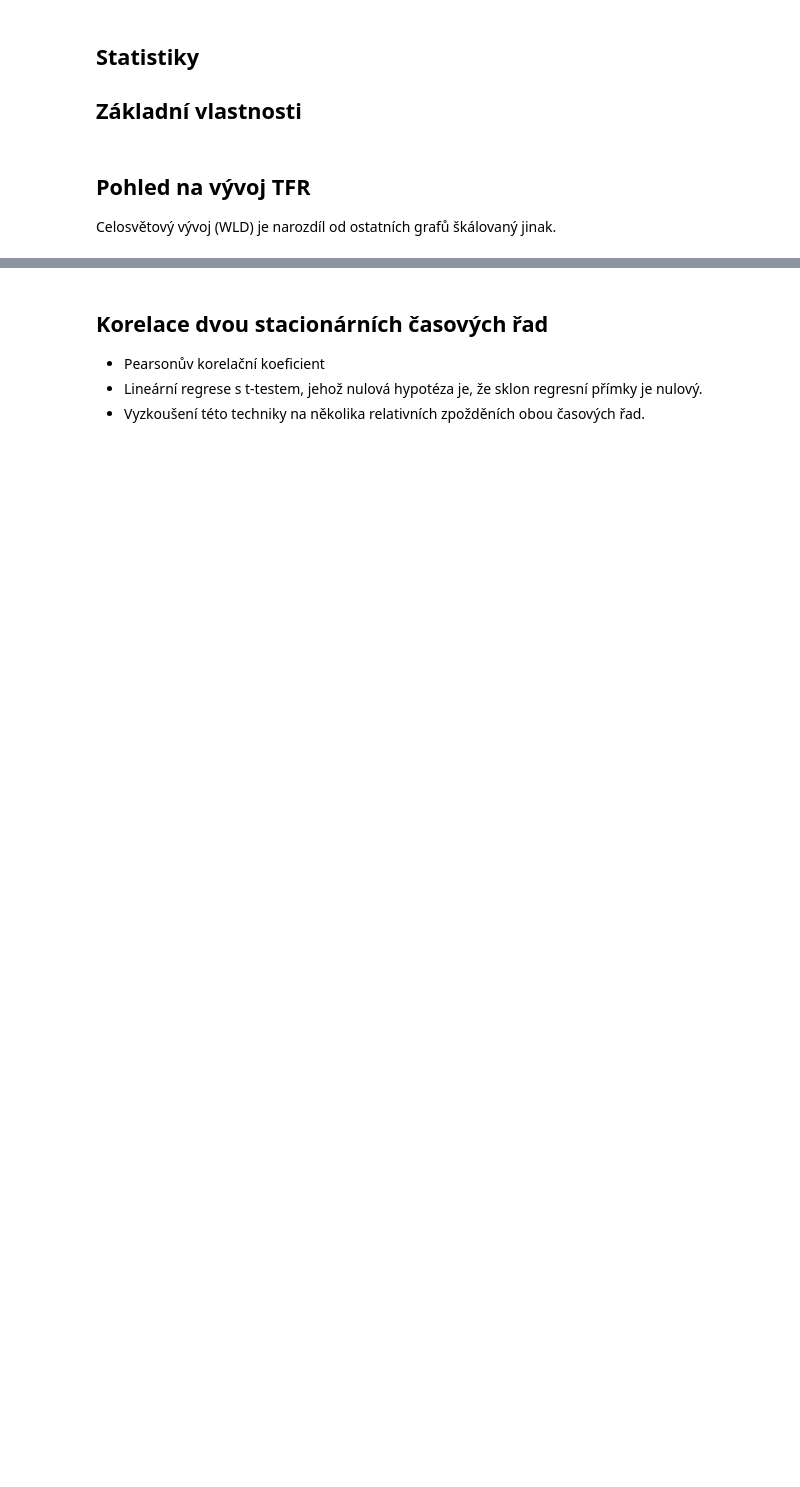
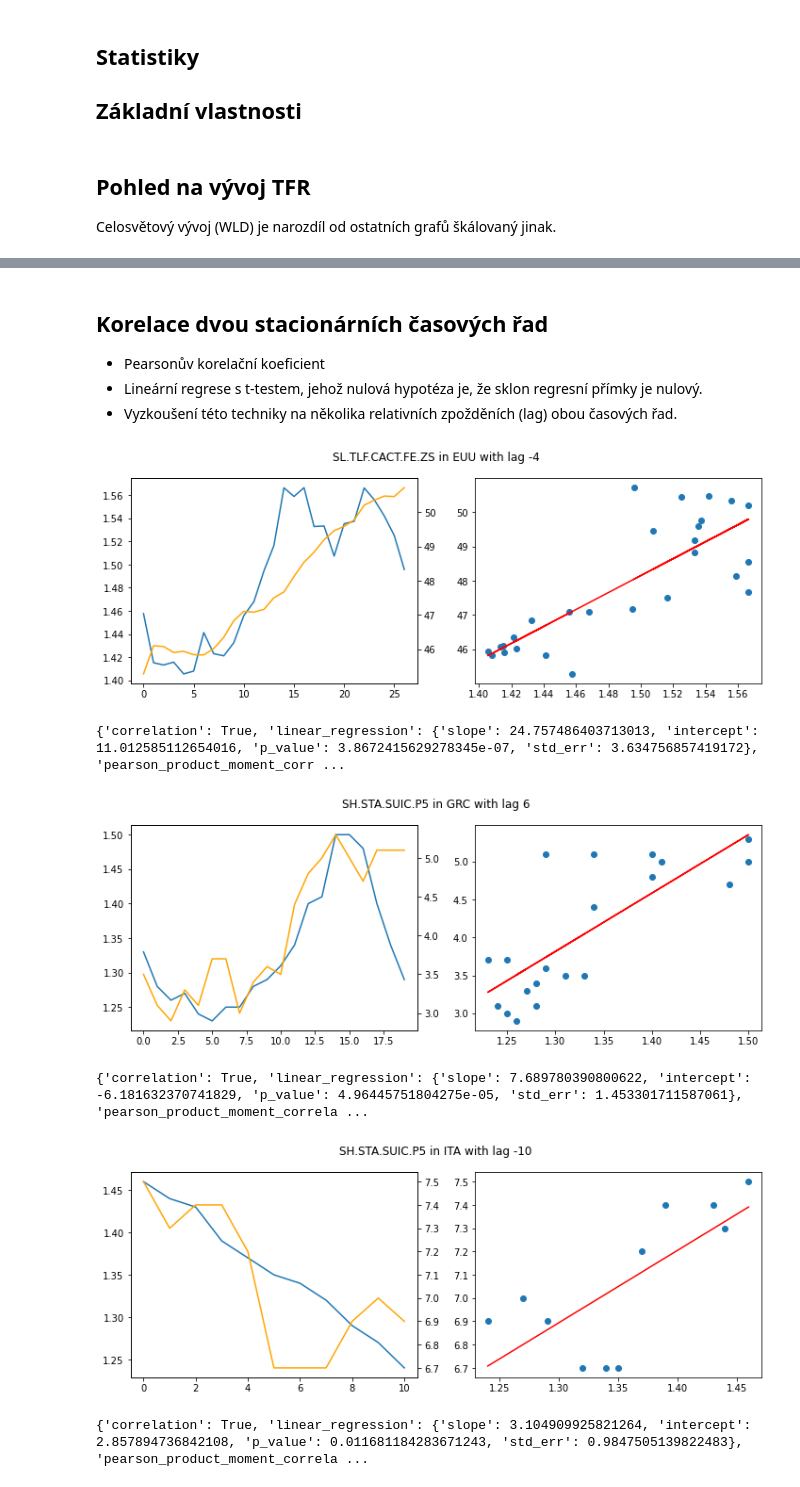
Before and after one commit to opendatalabcz/tfr-dashboard, a Jupyter notebook: data/nb/pair_correlation.ipynb, the cells around one changed output, grey strips where cells are left out. Cells and saved outputs as stored; diff of their text form; code cells hidden in the pictures; blank space fills up the shorter version.

```diff
--- a/data/nb/pair_correlation.ipynb
+++ b/data/nb/pair_correlation.ipynb
@@ -134,7 +139,7 @@ def process_adfuller(region, alpha=0.05):
     result = adfuller(region['data'], autolag='AIC')
     region['stationarity'] = {
         'adfuller': {
-            'stationary': True if result[1] > alpha else False,
+            'stationary': True if result[1] < alpha else False,
             'statistic': result[0],
             'pvalue': result[1],
             'alpha': alpha,
@@ -146,18 +151,6 @@ def process_adfuller(region, alpha=0.05):
 
 print('TFR')
 for region in tfr:
-    # result = adfuller(tfr[region]['data'], autolag='AIC')
-    # print('\n--------------  %s  ------------' % region)
-    # print('Result: %s (%s)' % (
-    #     'stationary' if result[1] > 0.05 else 'non-stationary',
-    #     result[1]
-    # ))
-    # print(f'ADF Statistic: {result[0]}')
-    # print(f'n_lags: {result[2]}')
-    # print(f'p-value: {result[1]}')
-    # for key, value in result[4].items():
-    #     print('Critial Values:')
-    #     print(f'   {key}, {value}')
     process_adfuller(tfr[region])
     print('  ' + region + ': ' + ('stationary' if tfr[region]['stationarity']['adfuller']['stationary'] else 'non-stationary'))
 
@@ -170,7 +181,7 @@ for dataset_id in datasets:
 ## Korelace dvou stacionárních časových řad
 - Pearsonův korelační koeficient
 - Lineární regrese s t-testem, jehož nulová hypotéza je, že sklon regresní přímky je nulový.
-- Vyzkoušení této techniky na několika relativních zpožděních obou časových řad.
+- Vyzkoušení této techniky na několika relativních zpožděních (lag) obou časových řad.
 # %%
 from sklearn.linear_model import LinearRegression # For plotting
 from scipy import stats # For the correlation and slope test
@@ -239,15 +250,8 @@ def plot_linear_regression(dataset_id, region_id, X, y, lag):
 def linear_regression(dataset_id, region_id, X, y, output=False):
     slope, intercept, r_value, p_value, std_err = stats.linregress(X, y)
 
-    # if output:
-    #     print("Slope:    ", slope)
-    #     print("Intercept:", intercept)
-    #     print("R-value:  ", r_value)
-    #     print("p-value:  ",  p_value)
-    #     print("Std. err: ",  std_err)
-
     return {
-        'correlation': True if p_value <= 0.05 and abs(r_value) >= 0.4 else False,
+        'correlation': True if p_value <= 0.05 else False,
         'linear_regression': {
             'slope': slope,
             'intercept': intercept,
@@ -272,58 +276,54 @@ def linear_regression_lagged(dataset_id, region_id, X, y, maxlags=5, output='non
     y_length = y_interval[1] - y_interval[0]
 
     min_length = int(max(min_data_lenght, min(X_length, y_length) / 2))
 
     relations = {}
 
     for lag in range(-maxlags, maxlags):
         X_lagged, y_lagged, length = lag_interval(X_interval, y_interval, lag)
 
         if length != None and length >= min_length:
-            # print(dataset_id + ' ' + region_id + ' ' + str(lag))
-
             primary = X
             other = y
 
             primary.index = primary.index.astype(int)
             other.index = other.index.astype(int)
             primary = primary.loc[(primary.index >= X_lagged[0]) & (primary.index <= X_lagged[1])]
             other = other.loc[(other.index >= y_lagged[0]) & (other.index <= y_lagged[1])]
 
             relations[lag] = linear_regression(dataset_id, region_id, primary, other, output=output)
 
-    max_r_value = 0
-    max_r_value_lag = None
+    min_p_value = 2
+    min_p_value_lag = None
     for lag in relations:
-        cur_r_value = abs(relations[lag]['pearson_product_moment_correlation']['r_value'])
-        if cur_r_value > max_r_value:
-            max_r_value = cur_r_value
-            max_r_value_lag = lag
-    datasets[dataset_id][region_id]['relation'] = relations[max_r_value_lag]
-    datasets[dataset_id][region_id]['relation']['lag'] = max_r_value_lag
+        cur_p_value = abs(relations[lag]['linear_regression']['p_value'])
+        if cur_p_value < min_p_value:
+            min_p_value = cur_p_value
+            min_p_value_lag = lag
+    datasets[dataset_id][region_id]['relation'] = relations[min_p_value_lag]
+    datasets[dataset_id][region_id]['relation']['lag'] = min_p_value_lag
 
-    if output == 'always' or (output == 'corr' and relations[max_r_value_lag]['correlation']):
-        X_lagged, y_lagged, length = lag_interval(X_interval, y_interval, max_r_value_lag)
+    if output == 'always' or (output == 'corr' and relations[min_p_value_lag]['correlation']):
+        X_lagged, y_lagged, length = lag_interval(X_interval, y_interval, min_p_value_lag)
         primary = X
         other = y
         primary.index = primary.index.astype(int)
         other.index = other.index.astype(int)
         primary = primary.loc[(primary.index >= X_lagged[0]) & (primary.index <= X_lagged[1])]
         other = other.loc[(other.index >= y_lagged[0]) & (other.index <= y_lagged[1])]
-        plot_linear_regression(dataset_id, region_id, primary, other, max_r_value_lag)
+        plot_linear_regression(dataset_id, region_id, primary, other, min_p_value_lag)
         print(datasets[dataset_id][region_id]['relation'])
-        # print(('stationary' if datasets[dataset_id][region_id]['stationarity']['adfuller']['stationary'] else 'non-stationary'))
 
-# # Process all stationary pairs per each region
-# for region_id in regions:
-#     for dataset_id in datasets:
-#         if tfr[region_id]['stationarity']['adfuller']['stationary'] \
-#             and datasets[dataset_id][region_id]['stationarity']['adfuller']['stationary']:
-#             linear_regression_lagged(dataset_id, region_id)
-#             print(dataset_id + ' in ' + region_id + ': '
-#                 + ('YES' if datasets[dataset_id][region_id]['relation']['correlation'] else 'no'))
-#             # if datasets[dataset_id][region_id]['relation']['correlation']:
-#             #     plot_linear_regression(dataset_id, region_id)
-#             #     print(datasets[dataset_id][region_id]['relation'])
-
-linear_regression_lagged('EN.ATM.CO2E.KT', 'CZE', tfr['CZE']['data'], datasets['EN.ATM.CO2E.KT']['CZE']['data'], 10, output='always')
-linear_regression_lagged('NY.GDP.PCAP.PP.CD', 'GRC', tfr['GRC']['data'], datasets['NY.GDP.PCAP.PP.CD']['GRC']['data'], 10, output='always')
+# Process all stationary pairs per each region
+for dataset_id in datasets:
+    for region_id in datasets[dataset_id]:
+        if tfr[region_id]['stationarity']['adfuller']['stationary'] \
+            and datasets[dataset_id][region_id]['stationarity']['adfuller']['stationary']:
+            linear_regression_lagged(dataset_id, region_id, tfr[region_id]['data'], datasets[dataset_id][region_id]['data'], 10, output='corr')
+# %% [output]
+[figure, added]
+{'correlation': True, 'linear_regression': {'slope': 24.757486403713013, 'intercept': 11.012585112654016, 'p_value': 3.8672415629278345e-07, 'std_err': 3.634756857419172}, 'pearson_product_moment_corr ...
+[figure, added]
+{'correlation': True, 'linear_regression': {'slope': 7.689780390800622, 'intercept': -6.181632370741829, 'p_value': 4.96445751804275e-05, 'std_err': 1.453301711587061}, 'pearson_product_moment_correla ...
+[figure, added]
+{'correlation': True, 'linear_regression': {'slope': 3.104909925821264, 'intercept': 2.857894736842108, 'p_value': 0.011681184283671243, 'std_err': 0.9847505139822483}, 'pearson_product_moment_correla ...
```
Also changed, not shown: parts of 23 cells of this notebook, 5 other files.
